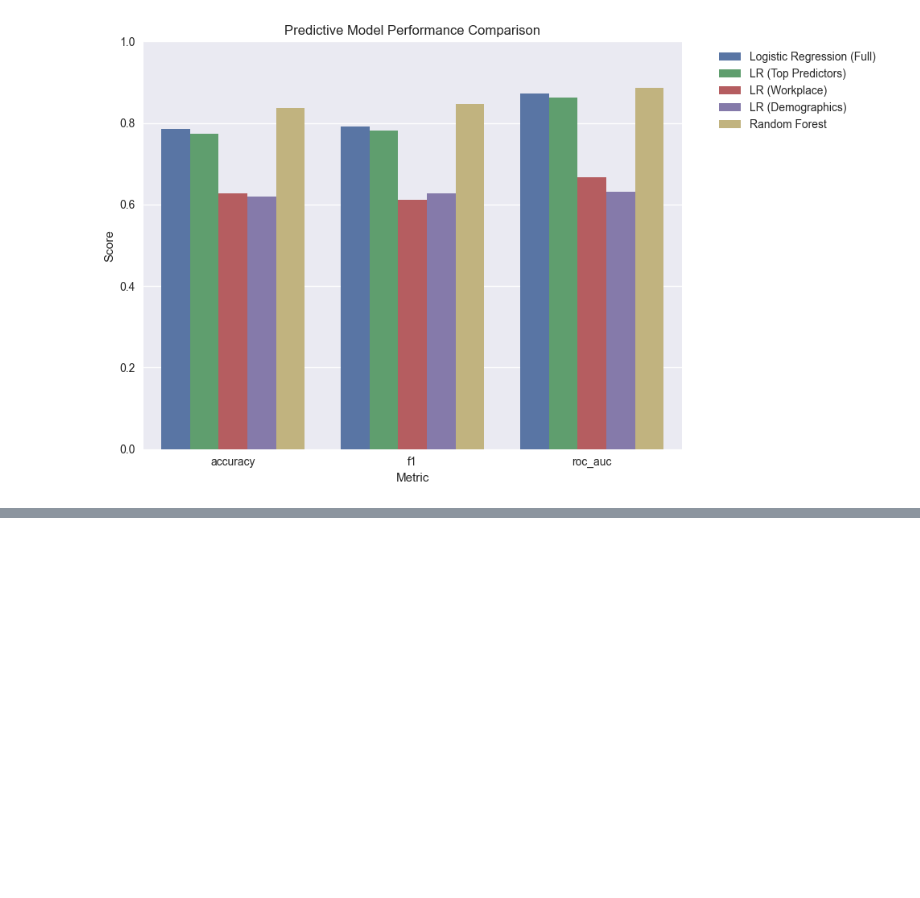
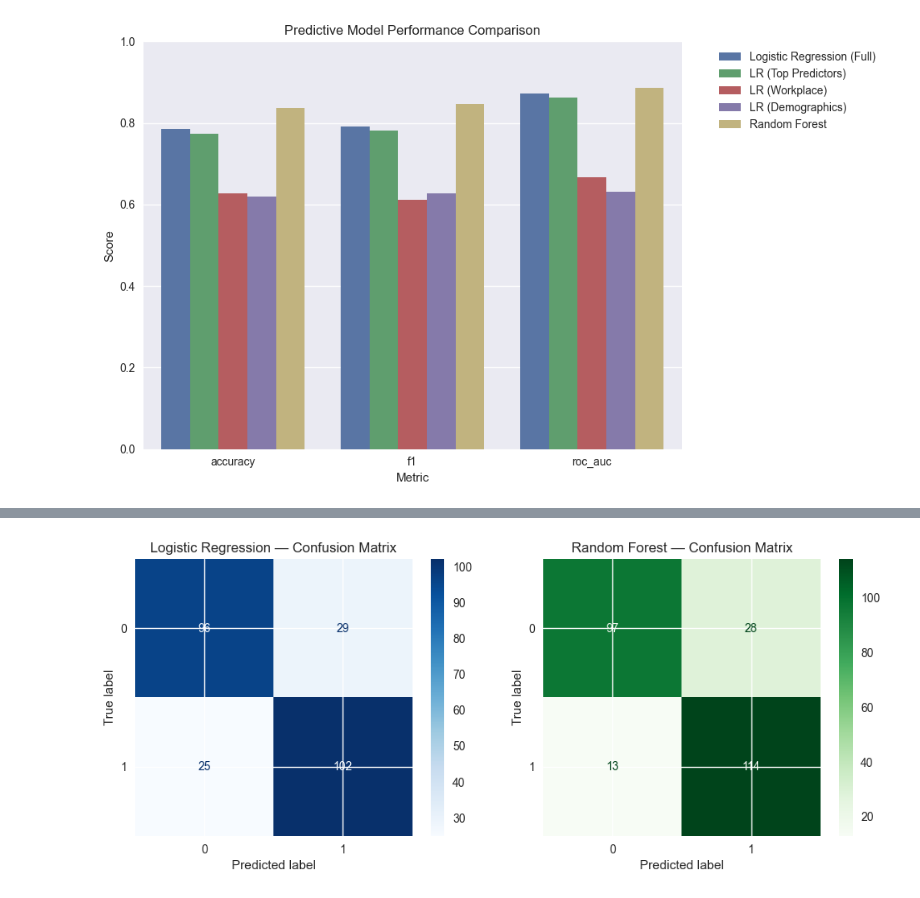
Before and after one commit to hazminfirdaus/data-analytics, a Jupyter notebook: eca/notebooks/RQ2/predictive_model_comparison.ipynb, the cells around one changed output, grey strips where cells are left out. Cells and saved outputs as stored; diff of their text form; code cells hidden in the pictures; blank space fills up the shorter version.

Commit message:
comparison visualization

```diff
--- a/eca/notebooks/RQ2/predictive_model_comparison.ipynb
+++ b/eca/notebooks/RQ2/predictive_model_comparison.ipynb
@@ -1,15 +1,27 @@
 # %%
 import pandas as pd
+import numpy as np
 import json
+import joblib
 from pathlib import Path
+
 import matplotlib.pyplot as plt
+from sklearn.metrics import RocCurveDisplay
 import seaborn as sns
+
+from sklearn.model_selection import train_test_split
+from sklearn.metrics import ConfusionMatrixDisplay, RocCurveDisplay
 
 plt.style.use("seaborn-v0_8")
 
 # Load saved results
 
-RESULTS_PATH = Path("..") / ".." / ".." / "eca" / "notebooks" / "RQ2" / "results"
+BASE_PATH = Path("..") / ".." / ".."
+RESULTS_PATH = BASE_PATH / "eca" / "notebooks" / "RQ2" / "results"
+FIGURES_PATH = BASE_PATH / "eca" / "notebooks" / "RQ2" / "figures"
+DATA_PATH = BASE_PATH / "data" / "osmi-encoded.csv"
+
+FIGURES_PATH.mkdir(exist_ok=True)
 # %%
 # Load metrics
 
@@ -75,6 +89,15 @@ plt.show()
 # %%
-# Confusion matrix comparison plot (LR full vs RF)
+# Load dataset and reproduce the SAME split (random_state=42, stratify=y)
+df = pd.read_csv(DATA_PATH).drop(columns=["Timestamp", "comments"], errors="ignore")
 
-# LR = balanced, RF = higher recall
+target = "treatment"
+X = df.drop(columns=[target])
+y = df[target]
 
-# Use saved predictions if available; otherwise show previously generated figures
+X_train, X_test, y_train, y_test = train_test_split(
+    X, y, test_size=0.2, random_state=42, stratify=y
+)
+
+# Load models
+lr_model = joblib.load(RESULTS_PATH / "lr_full_model.joblib")
+rf_model = joblib.load(RESULTS_PATH / "rf_model.joblib")
@@ -90,0 +104,14 @@ rf_imp = pd.read_csv(RESULTS_PATH / "rf_feature_importance.csv")
+# %%
+fig, axes = plt.subplots(1, 2, figsize=(10, 4))
+
+ConfusionMatrixDisplay.from_estimator(lr_model, X_test, y_test, cmap="Blues", ax=axes[0])
+axes[0].set_title("Logistic Regression — Confusion Matrix")
+
+ConfusionMatrixDisplay.from_estimator(rf_model, X_test, y_test, cmap="Greens", ax=axes[1])
+axes[1].set_title("Random Forest — Confusion Matrix")
+
+plt.tight_layout()
+plt.savefig(FIGURES_PATH / "fig_confusion_matrices_lr_vs_rf.png", dpi=300, bbox_inches="tight")
+plt.show()
+# %% [output]
+[figure, added]
```
Also changed, not shown: parts of 11 cells of this notebook, 7 other files.
